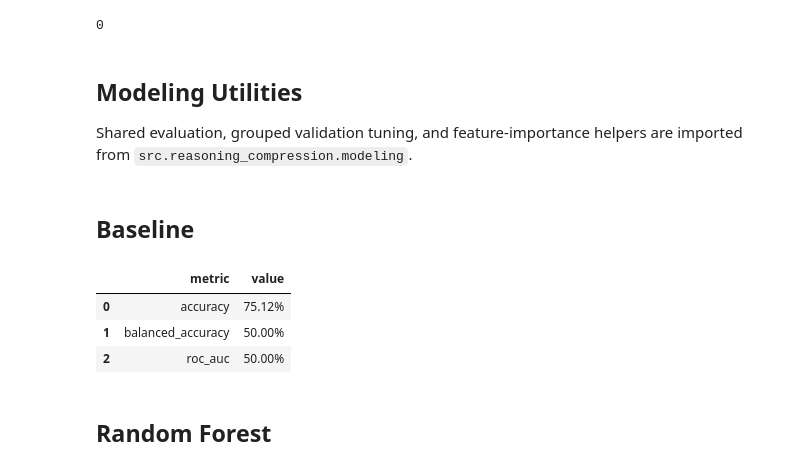
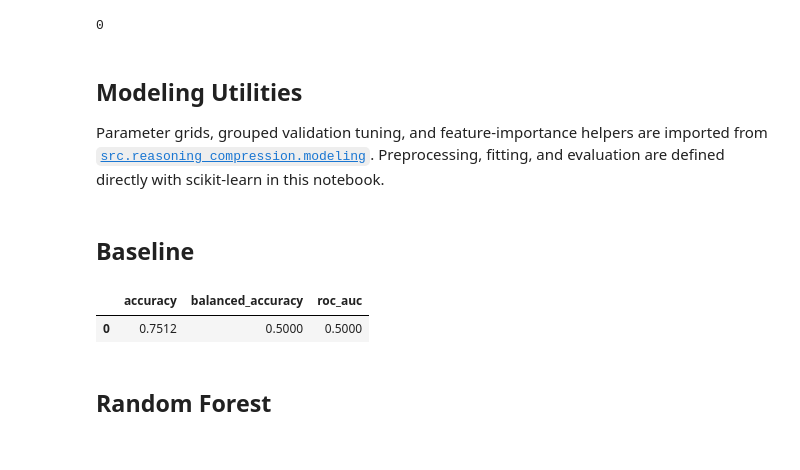
Before and after one commit to fedebri/reasoning-under-compression, a Jupyter notebook: notebooks/02_prompt_level_compressibility.ipynb, the cells around one changed output. Drawn from its saved outputs; the diff is of its cells as text; code cells hidden in the pictures.

```diff
--- a/notebooks/02_prompt_level_compressibility.ipynb
+++ b/notebooks/02_prompt_level_compressibility.ipynb
@@ -17,14 +17,23 @@ from pathlib import Path
 import numpy as np
 import pandas as pd
 
+from sklearn.base import clone
+from sklearn.compose import ColumnTransformer
 from sklearn.dummy import DummyClassifier
 from sklearn.ensemble import HistGradientBoostingClassifier, RandomForestClassifier
+from sklearn.metrics import (
+    accuracy_score,
+    balanced_accuracy_score,
+    classification_report,
+    roc_auc_score,
+)
+from sklearn.pipeline import Pipeline
+from sklearn.preprocessing import OneHotEncoder
 
 sys.path.append(str(Path("..").resolve()))
 
 from src.reasoning_compression.features import (
     count_share_table,
-    format_metrics_percent,
     latest_feature_build_dir,
     normalize_difficulty,
 )
@@ -32,13 +41,11 @@ from src.reasoning_compression.features import (
 from src.reasoning_compression.modeling import (
     GRADIENT_BOOSTING_PARAM_GRID,
     RANDOM_FOREST_PARAM_GRID,
-    classification_report_frame,
-    evaluate_classifier,
-    fit_selected_model,
-    make_preprocessor,
     random_forest_feature_importance,
     select_model_params,
 )
+
+pd.set_option("display.max_colwidth", None)
 # %%
 FULL_BUILD_DIR = latest_feature_build_dir(Path("../data/full_feature_builds"))
 TRACE_TARGET = "trace_high_token_compression"
@@ -146,7 +153,7 @@ len(set(groups_train).intersection(set(groups_test)))
 # %% [markdown]
 ## Modeling Utilities
 
-Shared evaluation, grouped validation tuning, and feature-importance helpers are imported from `src.reasoning_compression.modeling`.
+Parameter grids, grouped validation tuning, and feature-importance helpers are imported from [`src.reasoning_compression.modeling`](../src/reasoning_compression). Preprocessing, fitting, and evaluation are defined directly with scikit-learn in this notebook.
 # %%
 rf_param_grid = RANDOM_FOREST_PARAM_GRID
 gb_param_grid = GRADIENT_BOOSTING_PARAM_GRID
@@ -161,14 +174,18 @@ preprocessor = make_preprocessor(
 # %%
 prompt_dummy_model = DummyClassifier(strategy="most_frequent")
 prompt_dummy_model.fit(X_train, y_train)
 
-prompt_dummy_metrics = evaluate_classifier(prompt_dummy_model, X_test, y_test)
-format_metrics_percent(prompt_dummy_metrics)
+prompt_dummy_pred = prompt_dummy_model.predict(X_test)
+prompt_dummy_proba = prompt_dummy_model.predict_proba(X_test)[:, 1]
+prompt_dummy_metrics = {
+    "accuracy": accuracy_score(y_test, prompt_dummy_pred),
+    "balanced_accuracy": balanced_accuracy_score(y_test, prompt_dummy_pred),
+    "roc_auc": roc_auc_score(y_test, prompt_dummy_proba),
+}
+pd.DataFrame([prompt_dummy_metrics]).style.format("{:.4f}")
 # %% [output]
-|  | metric | value |
-| 0 | accuracy | 75.12% |
-| 1 | balanced_accuracy | 50.00% |
-| 2 | roc_auc | 50.00% |
+|  | accuracy | balanced_accuracy | roc_auc |
+| 0 | 0.7512 | 0.5000 | 0.5000 |
 # %% [markdown]
 ## Random Forest
 # %%
```
Also changed, not shown: parts of 8 cells of this notebook, 4 other files.
